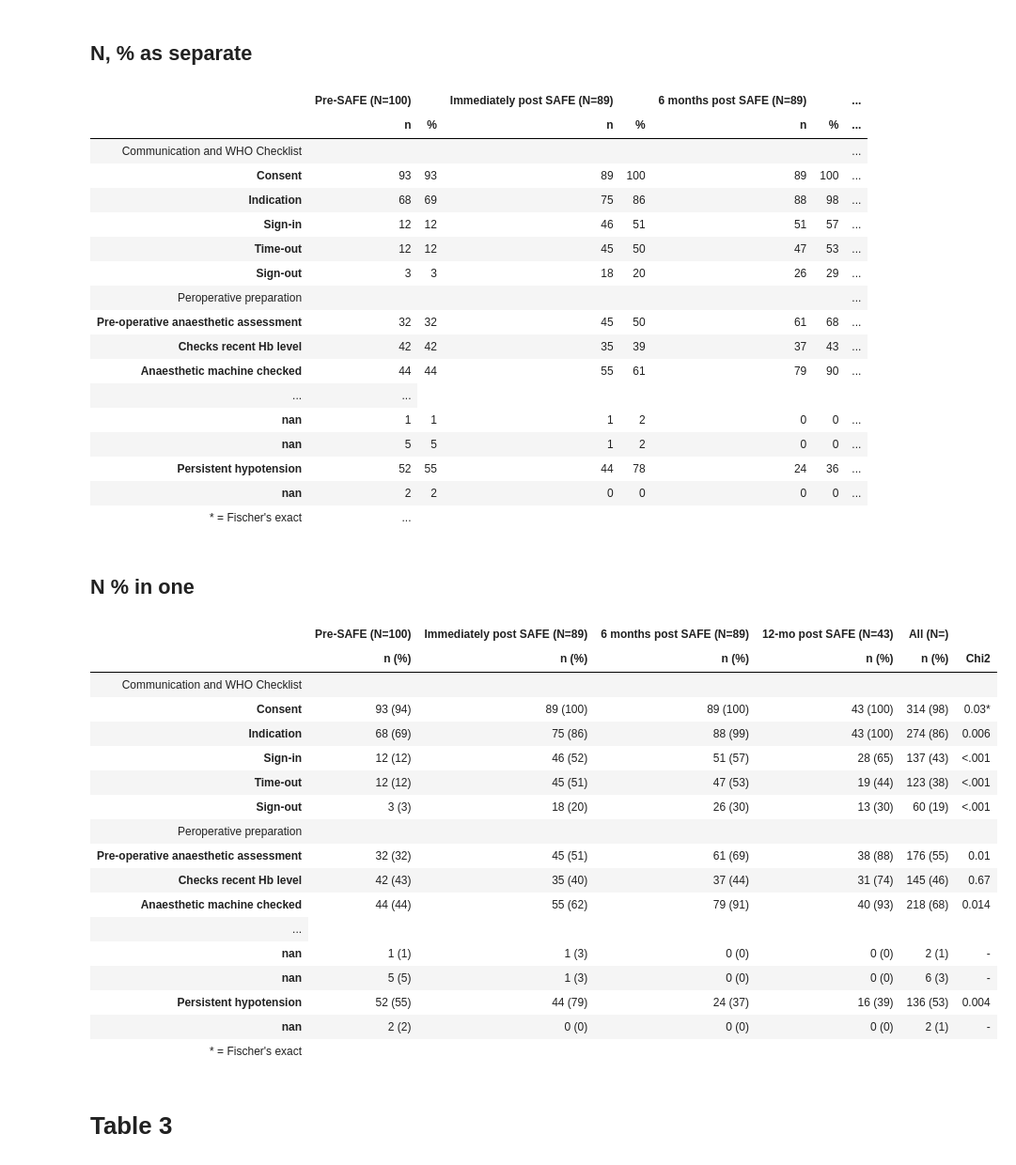
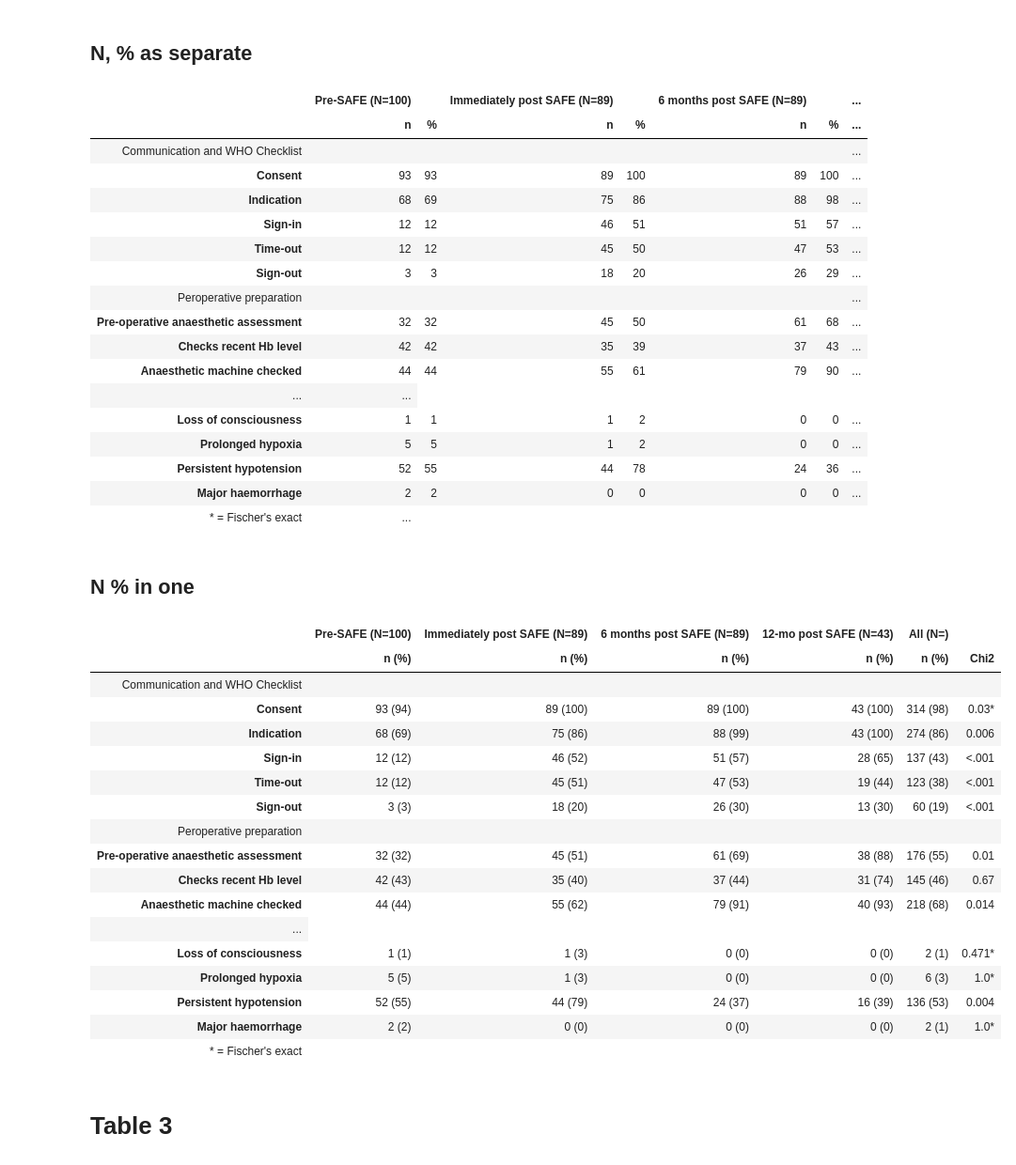
Before and after one commit to lawtj/safe, a Jupyter notebook: safe_evaluation.ipynb, the cells around one changed output. Shown at 94% size. Cells and saved outputs as stored; diff of their text form; code cells hidden in the pictures.

```diff
--- a/safe_evaluation.ipynb
+++ b/safe_evaluation.ipynb
@@ -2176,7 +2189,8 @@ t4['tabletype'] = 'spinal_indication'
 Simply remove the group by if you need to access each row
 # %%
 ta = pd.concat([t1,t2,t3,t4], axis=0)
+ta = ta.groupby(['tabletype', ta.index]).mean().reset_index()
+ta = ta[ta['level_1']!='All'].sort_values(by='level_1', ascending=True)
 ta
-ta.groupby(['tabletype', ta.index]).mean()
 # %% [output]
 dropping on a non-lexsorted multi-index without a level parameter may impact performance.
@@ -2201,0 +2319,6 @@ dropping on a non-lexsorted multi-index without a level parameter may impact per
+# %%
+for index, row in ta[ta['tabletype']=='cadre'].iterrows():
+    cad = row['level_1']
+    pren = row['Pre-SAFE']['n']
+
+print(cad, pren)
@@ -2243,12 +2365,12 @@ spinalvars = ['spinal_hat',
  'spinal_abx',
  'spinal_oxytocin',
  'spinal_oxytocintime',
- 'spinal_present'] + spinaladverse
+ 'spinal_present']
 # %%
 alltab = pd.DataFrame()
 
 #do the crosstab, keep only "YES" results
-for j in [commvars,preplist,spinalvars]:
+for j in [commvars,preplist,spinalvars,spinaladverse]:
     for i in j:
         t1 = crossfx2(i,'phase')
         if 'No' in t1.index:
@@ -2268,6 +2390,8 @@ def tablety(row):
         return 'preplist'
     elif row['tabletype'] in spinalvars:
         return 'spinalvars'
+    elif row['tabletype'] in spinaladverse:
+        return 'spinaladverse'
 
 alltab['tabletype'] = alltab.apply(tablety, axis=1)
 # %%
@@ -2290,7 +2414,6 @@ def pval(pval):
 ## N, % as separate
 # %%
 phaselist = ['Pre-SAFE','Immediately post SAFE','6 months post SAFE','12-mo post SAFE','All']
-
 
 table_str='''
 
@@ -2367,7 +2490,7 @@ table_str='''
 
     <tbody>
 
-{% for varlist, sec in zip(['commvars','preplist','spinalvars'], ['Communication and WHO Checklist', 'Peroperative preparation','Spinal management'])  %}
+{% for varlist, sec in zip(['commvars','preplist','spinalvars','spinaladverse'], ['Communication and WHO Checklist', 'Peroperative preparation','Spinal management','Adverse events'])  %}
     <tr class='section-break'> <td colspan=12>{{sec}}</td></tr>
 
     {% for i,x in zip(t2a[t2a['tabletype'] == varlist].index, t2a[t2a['tabletype'] == varlist]['label']) %}
@@ -2378,11 +2501,11 @@ table_str='''
             <td class='right-solid'>{{(t2a.at[i, j~'_%']*100)|int}} </td>
         {% endfor %}
             {% if pd.notnull(t2a.at[i,'p_value']) %}
-                <td>{{t2a.at[i,'p_value']|round(3)}}</td>
+                <td>{{pval(t2a.at[i,'p_value'])}}</td>
             {% elif pd.isnull(t2a.at[i,'exact']) %}
                 <td>-</td>
             {% else %}
-                <td>{{t2a.at[i,'exact']|round(3)}}*</td>
+                <td>{{pval(t2a.at[i,'exact'])}}*</td>
             {% endif %}
         </tr>
     {%endfor%}
@@ -2400,7 +2523,7 @@ table_str='''
 '''
 
 template=Template(table_str)
-HTML(template.render(phaselist = phaselist,df=df, commnames=commnames, prepnames=prepnames, t2a=t2a, zip=zip, pd=pd))
+HTML(template.render(phaselist = phaselist,df=df, commnames=commnames, prepnames=prepnames, t2a=t2a, zip=zip, pval=pval,pd=pd))
 # %% [output]
 |  | Pre-SAFE (N=100) |  | Immediately post SAFE (N=89) |  | 6 months post SAFE (N=89) |  | ... |
 |  | n | % | n | % | n | % | ... |
@@ -2415,10 +2538,10 @@ HTML(template.render(phaselist = phaselist,df=df, commnames=commnames, prepnames
 | Checks recent Hb level | 42 | 42 | 35 | 39 | 37 | 43 | ... |
 | Anaesthetic machine checked | 44 | 44 | 55 | 61 | 79 | 90 | ... |
 | ... | ... |
-| nan | 1 | 1 | 1 | 2 | 0 | 0 | ... |
-| nan | 5 | 5 | 1 | 2 | 0 | 0 | ... |
+| Loss of consciousness | 1 | 1 | 1 | 2 | 0 | 0 | ... |
+| Prolonged hypoxia | 5 | 5 | 1 | 2 | 0 | 0 | ... |
 | Persistent hypotension | 52 | 55 | 44 | 78 | 24 | 36 | ... |
-| nan | 2 | 2 | 0 | 0 | 0 | 0 | ... |
+| Major haemorrhage | 2 | 2 | 0 | 0 | 0 | 0 | ... |
 | * = Fischer's exact | ... |
 # %%
 with open('table2-separate.html', "w") as text_file:
@@ -2501,7 +2624,7 @@ table_str='''
 
 
 
-{% for varlist, sec in zip(['commvars','preplist','spinalvars'], ['Communication and WHO Checklist', 'Peroperative preparation','Spinal management'])  %}
+{% for varlist, sec in zip(['commvars','preplist','spinalvars','spinaladverse'], ['Communication and WHO Checklist', 'Peroperative preparation','Spinal management','Adverse Events'])  %}
     <tr class='section-break'> <td colspan=7> {{sec}} </td></tr>
 
     {% for i,x in zip(t2a[t2a['tabletype'] == varlist].index, t2a[t2a['tabletype'] == varlist]['label']) %}
@@ -2521,37 +2644,37 @@ table_str='''
     {%endfor%}
 {% endfor %}
 
     <tr>
         <td>* = Fischer's exact
     </tr>
 
     </tbody>
 </table>
 
 </html>
 
 '''
 
 template=Template(table_str)
 HTML(template.render(phaselist = phaselist,df=df, commnames=commnames, prepnames=prepnames, t2a=t2a, pval=pval, zip=zip, pd=pd))
 # %% [output]
 |  | Pre-SAFE (N=100) | Immediately post SAFE (N=89) | 6 months post SAFE (N=89) | 12-mo post SAFE (N=43) | All (N=) |  |
 |  | n (%) | n (%) | n (%) | n (%) | n (%) | Chi2 |
 | Communication and WHO Checklist |  |  |  |  |  |  |
 | Consent | 93 (94) | 89 (100) | 89 (100) | 43 (100) | 314 (98) | 0.03* |
 | Indication | 68 (69) | 75 (86) | 88 (99) | 43 (100) | 274 (86) | 0.006 |
 | Sign-in | 12 (12) | 46 (52) | 51 (57) | 28 (65) | 137 (43) | <.001 |
 | Time-out | 12 (12) | 45 (51) | 47 (53) | 19 (44) | 123 (38) | <.001 |
 | Sign-out | 3 (3) | 18 (20) | 26 (30) | 13 (30) | 60 (19) | <.001 |
 | Peroperative preparation |  |  |  |  |  |  |
 | Pre-operative anaesthetic assessment | 32 (32) | 45 (51) | 61 (69) | 38 (88) | 176 (55) | 0.01 |
 | Checks recent Hb level | 42 (43) | 35 (40) | 37 (44) | 31 (74) | 145 (46) | 0.67 |
 | Anaesthetic machine checked | 44 (44) | 55 (62) | 79 (91) | 40 (93) | 218 (68) | 0.014 |
 | ... |
-| nan | 1 (1) | 1 (3) | 0 (0) | 0 (0) | 2 (1) | - |
-| nan | 5 (5) | 1 (3) | 0 (0) | 0 (0) | 6 (3) | - |
+| Loss of consciousness | 1 (1) | 1 (3) | 0 (0) | 0 (0) | 2 (1) | 0.471* |
+| Prolonged hypoxia | 5 (5) | 1 (3) | 0 (0) | 0 (0) | 6 (3) | 1.0* |
 | Persistent hypotension | 52 (55) | 44 (79) | 24 (37) | 16 (39) | 136 (53) | 0.004 |
-| nan | 2 (2) | 0 (0) | 0 (0) | 0 (0) | 2 (1) | - |
+| Major haemorrhage | 2 (2) | 0 (0) | 0 (0) | 0 (0) | 2 (1) | 1.0* |
 | * = Fischer's exact |
 # %%
 with open('table2-together.html', "w") as text_file:
```
Also changed, not shown: parts of 9 cells of this notebook, 1 other file.
